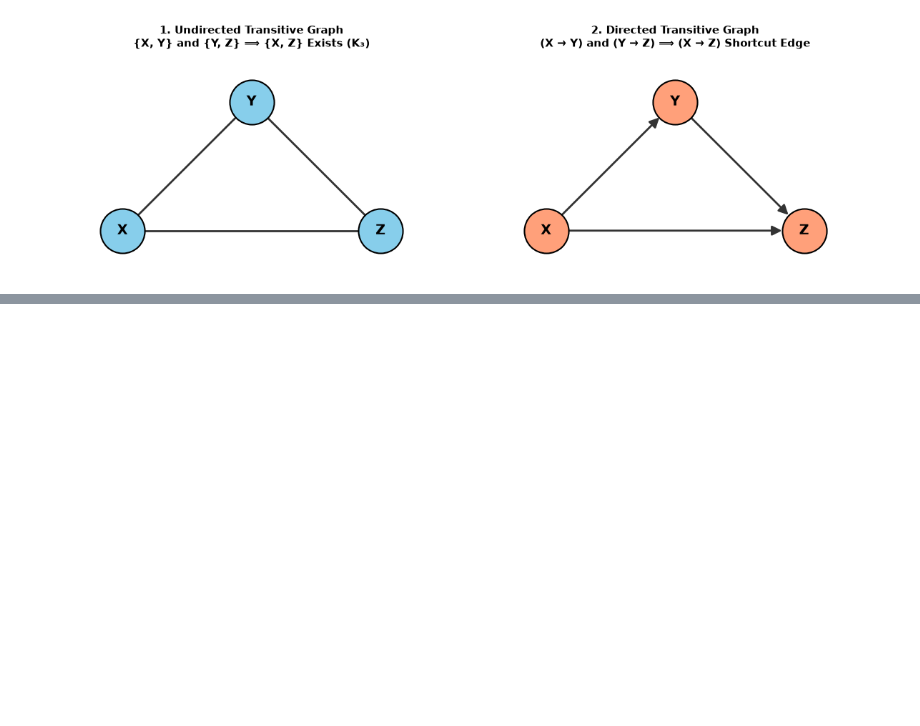
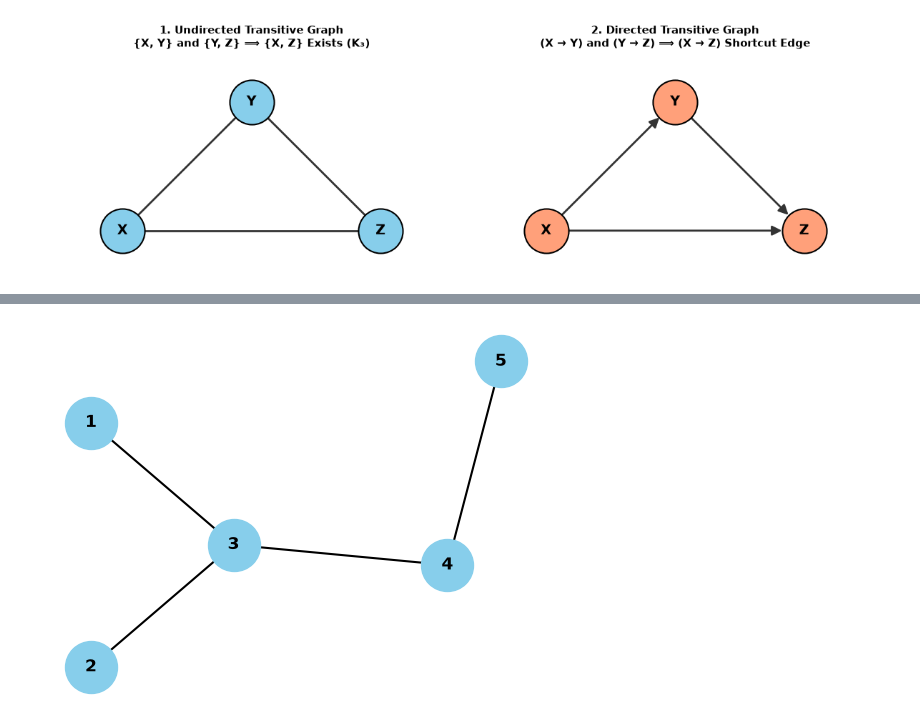
Before and after one commit to Jazzwal4980/hon498-discrete-structures-in-real-world-data, a Jupyter notebook: GROUP_REPORT_ONE/Part1_GettingToKnowGraphs_SecondHalf.ipynb, the cells around one changed output, grey strips where cells are left out. Cells and saved outputs as stored; diff of their text form; code cells hidden in the pictures; blank space fills up the shorter version.

Commit message:
Finished connectivity and added the types of graphs

```diff
--- a/GROUP_REPORT_ONE/Part1_GettingToKnowGraphs_SecondHalf.ipynb
+++ b/GROUP_REPORT_ONE/Part1_GettingToKnowGraphs_SecondHalf.ipynb
@@ -847,0 +1167,29 @@ plt.show()
+# %%
+import matplotlib.pyplot as plt
+import networkx as nx
+
+# Define edges matching the layout
+edges = [("1", "3"), ("2", "3"), ("3", "4"), ("4", "5")]
+G = nx.Graph(edges)
+
+# Exact vertex coordinates to match the image structure
+pos = {
+    "1": (-1.0, 0.6),
+    "2": (-1.0, -0.6),
+    "3": (-0.2, 0.0),
+    "4": (1.0, -0.1),
+    "5": (1.3, 0.9),
+}
+
+nx.draw_networkx(
+    G,
+    pos,
+    node_color="#87CEEB",
+    node_size=1400,
+    font_weight="bold",
+    width=1.5,
+)
+plt.axis("off")
+plt.show()
+# %% [output]
+[figure, added]
```
Also changed, not shown: parts of 19 cells of this notebook.
